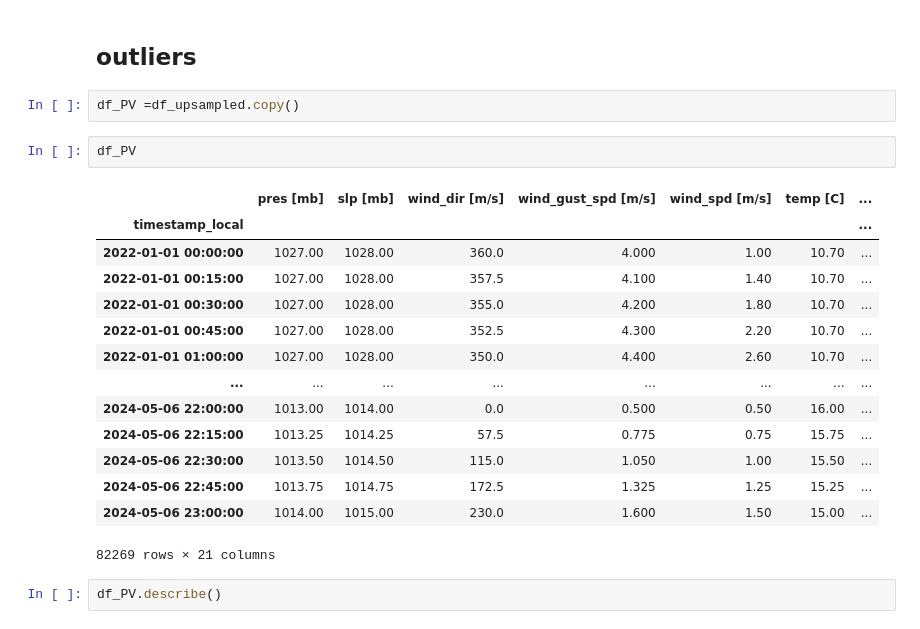
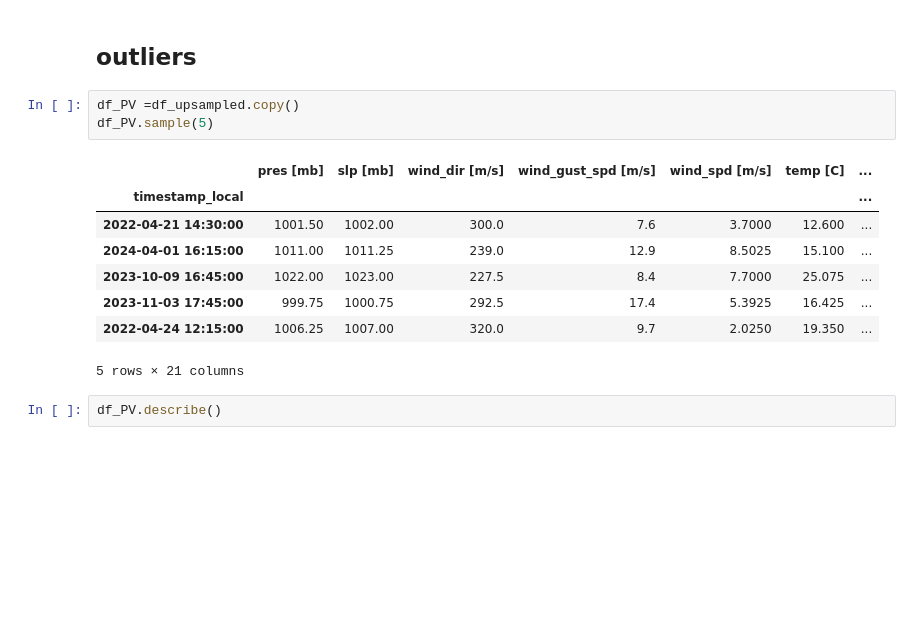
Before and after one commit to AFernandezBenages/WP4, a Jupyter notebook: code/casalMonsterratina_producciónSolar.ipynb, the cells around one changed output. Cells and saved outputs as stored; diff of their text form; blank space fills up the shorter version.

```diff
--- a/code/casalMonsterratina_producciónSolar.ipynb
+++ b/code/casalMonsterratina_producciónSolar.ipynb
@@ -414,23 +414,16 @@ df_upsampled.sample(5)
 ## outliers
 # %%
 df_PV =df_upsampled.copy()
+df_PV.sample(5)
+# %% [output]
+|  | pres [mb] | slp [mb] | wind_dir [m/s] | wind_gust_spd [m/s] | wind_spd [m/s] | temp [C] | ... |
+| timestamp_local |  |  |  |  |  |  | ... |
+| 2022-04-21 14:30:00 | 1001.50 | 1002.00 | 300.0 | 7.6 | 3.7000 | 12.600 | ... |
+| 2024-04-01 16:15:00 | 1011.00 | 1011.25 | 239.0 | 12.9 | 8.5025 | 15.100 | ... |
+| 2023-10-09 16:45:00 | 1022.00 | 1023.00 | 227.5 | 8.4 | 7.7000 | 25.075 | ... |
+| 2023-11-03 17:45:00 | 999.75 | 1000.75 | 292.5 | 17.4 | 5.3925 | 16.425 | ... |
+| 2022-04-24 12:15:00 | 1006.25 | 1007.00 | 320.0 | 9.7 | 2.0250 | 19.350 | ... |
+5 rows × 21 columns
-# %%
-df_PV
-# %% [output]
-|  | pres [mb] | slp [mb] | wind_dir [m/s] | wind_gust_spd [m/s] | wind_spd [m/s] | temp [C] | ... |
-| timestamp_local |  |  |  |  |  |  | ... |
-| 2022-01-01 00:00:00 | 1027.00 | 1028.00 | 360.0 | 4.000 | 1.00 | 10.70 | ... |
-| 2022-01-01 00:15:00 | 1027.00 | 1028.00 | 357.5 | 4.100 | 1.40 | 10.70 | ... |
-| 2022-01-01 00:30:00 | 1027.00 | 1028.00 | 355.0 | 4.200 | 1.80 | 10.70 | ... |
-| 2022-01-01 00:45:00 | 1027.00 | 1028.00 | 352.5 | 4.300 | 2.20 | 10.70 | ... |
-| 2022-01-01 01:00:00 | 1027.00 | 1028.00 | 350.0 | 4.400 | 2.60 | 10.70 | ... |
-| ... | ... | ... | ... | ... | ... | ... | ... |
-| 2024-05-06 22:00:00 | 1013.00 | 1014.00 | 0.0 | 0.500 | 0.50 | 16.00 | ... |
-| 2024-05-06 22:15:00 | 1013.25 | 1014.25 | 57.5 | 0.775 | 0.75 | 15.75 | ... |
-| 2024-05-06 22:30:00 | 1013.50 | 1014.50 | 115.0 | 1.050 | 1.00 | 15.50 | ... |
-| 2024-05-06 22:45:00 | 1013.75 | 1014.75 | 172.5 | 1.325 | 1.25 | 15.25 | ... |
-| 2024-05-06 23:00:00 | 1014.00 | 1015.00 | 230.0 | 1.600 | 1.50 | 15.00 | ... |
-82269 rows × 21 columns
 # %%
 df_PV.describe()
 # %% [output]
```
Also changed, not shown: parts of 10 cells of this notebook.
